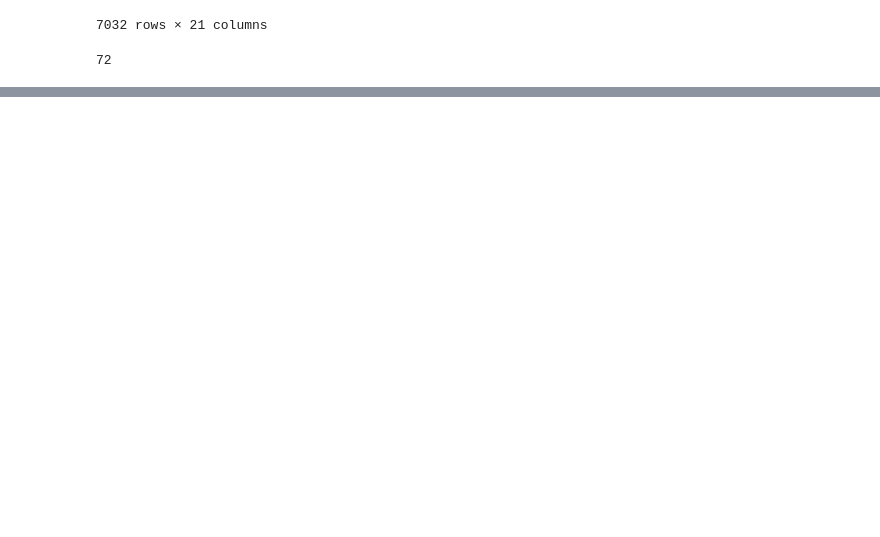
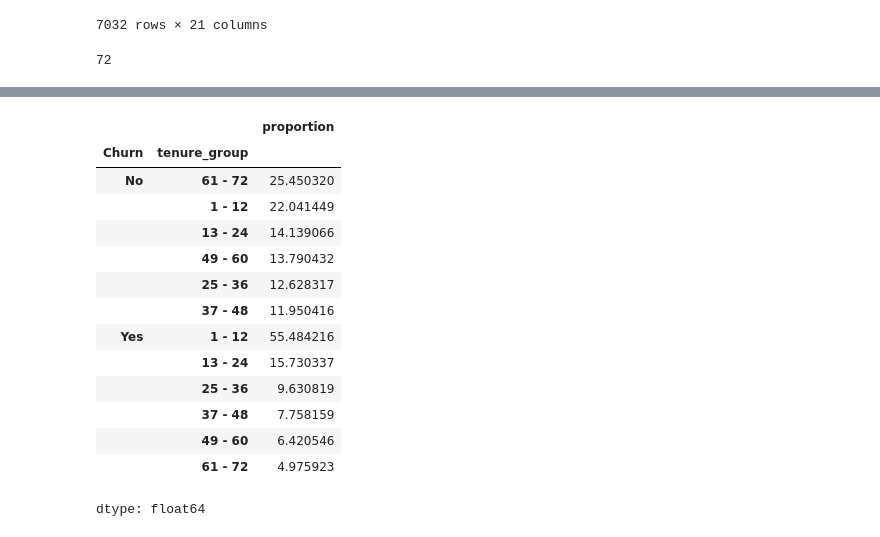
Before and after one commit to rakshamishra54/Customer-Churn-Analysis-, a Jupyter notebook: customer_churn.ipynb, the cells around one changed output, grey strips where cells are left out. Saved outputs shown, nothing was run; the diff lists cells and outputs as text; code cells hidden in the pictures; blank space fills up the shorter version.

```diff
--- a/customer_churn.ipynb
+++ b/customer_churn.ipynb
@@ -225,0 +328,19 @@ print(Customer_Churn['tenure'].max())
+# %%
+#For tenure specific
+Customer_Churn.groupby('Churn')['tenure_group'].value_counts(normalize=True)*100
+# %% [output]
+|  |  | proportion |
+| Churn | tenure_group |  |
+| No | 61 - 72 | 25.450320 |
+|  | 1 - 12 | 22.041449 |
+|  | 13 - 24 | 14.139066 |
+|  | 49 - 60 | 13.790432 |
+|  | 25 - 36 | 12.628317 |
+|  | 37 - 48 | 11.950416 |
+| Yes | 1 - 12 | 55.484216 |
+|  | 13 - 24 | 15.730337 |
+|  | 25 - 36 | 9.630819 |
+|  | 37 - 48 | 7.758159 |
+|  | 49 - 60 | 6.420546 |
+|  | 61 - 72 | 4.975923 |
+dtype: float64
```
Also changed, not shown: parts of 21 cells of this notebook.
